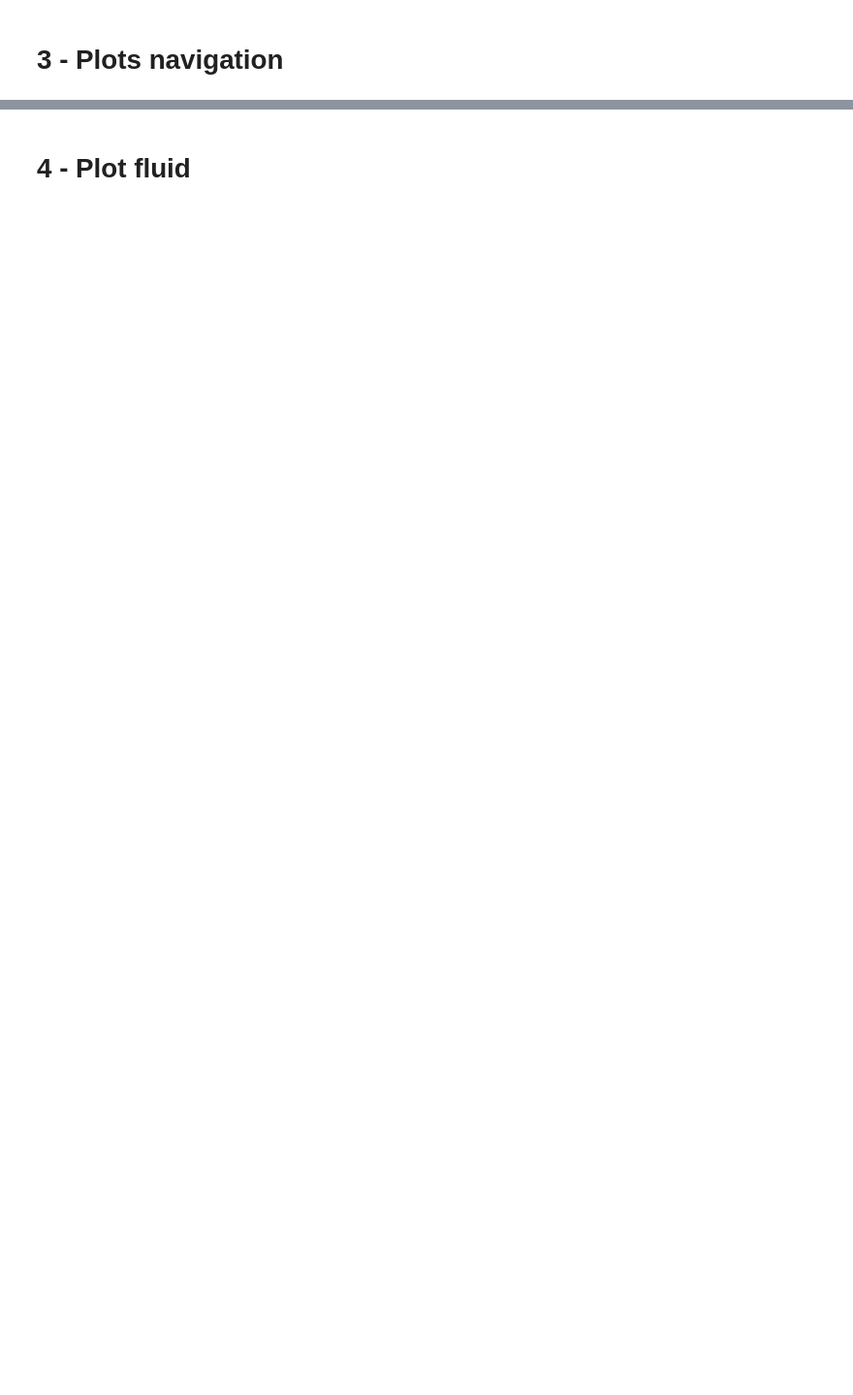
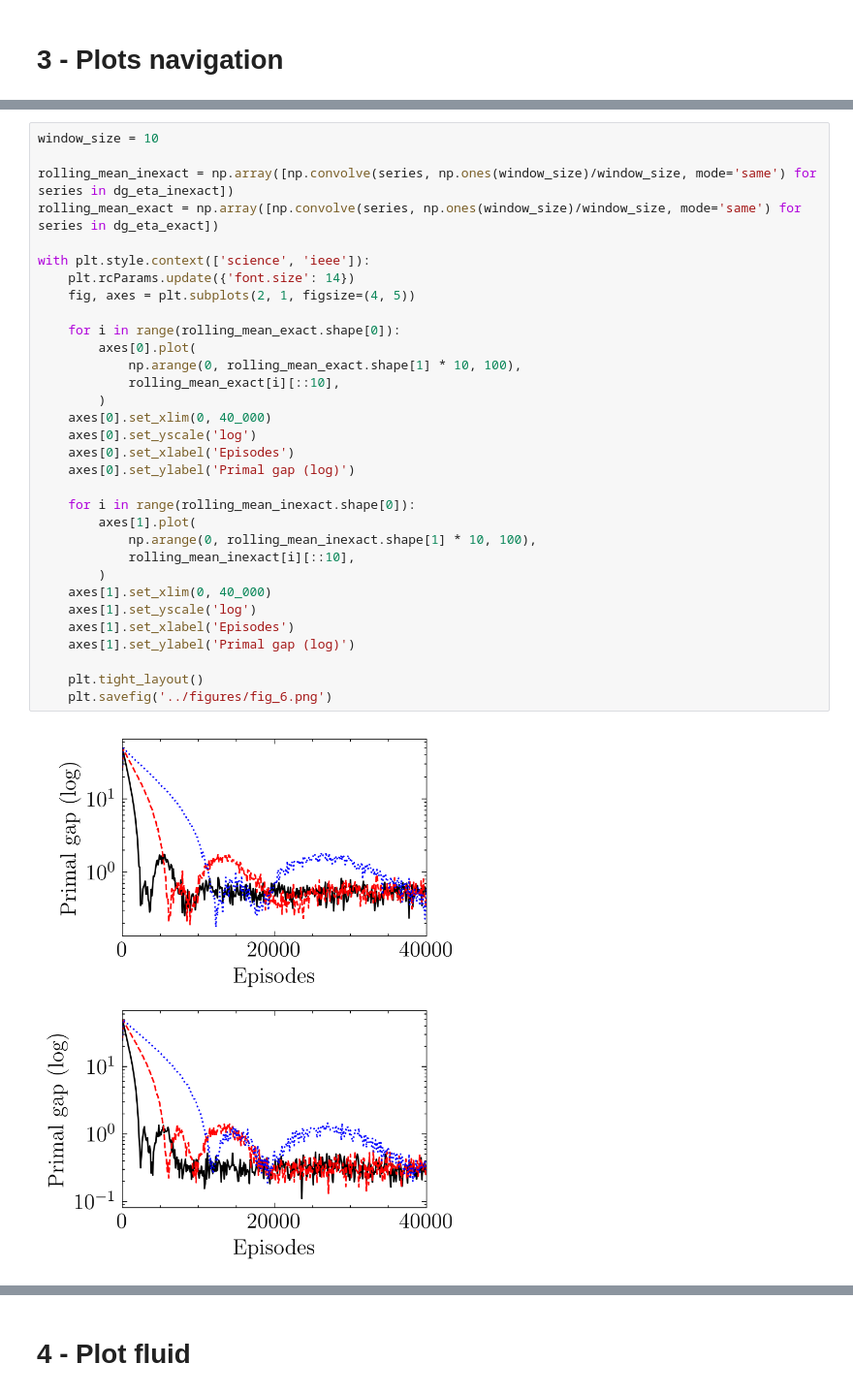
Before and after one commit to sergiorozada12/d-pg-pd, a Jupyter notebook: experiments/PLOTS.ipynb, the cells around one changed output, grey strips where cells are left out. Shown at 97% size. Cells and saved outputs as stored; diff of their text form; blank space fills up the shorter version.

```diff
--- a/experiments/PLOTS.ipynb
+++ b/experiments/PLOTS.ipynb
@@ -299,3 +294,37 @@ with plt.style.context(['science', 'ieee']):
+# %%
+window_size = 10
+
+rolling_mean_inexact = np.array([np.convolve(series, np.ones(window_size)/window_size, mode='same') for series in dg_eta_inexact])
+rolling_mean_exact = np.array([np.convolve(series, np.ones(window_size)/window_size, mode='same') for series in dg_eta_exact])
+
+with plt.style.context(['science', 'ieee']):
+    plt.rcParams.update({'font.size': 14})
+    fig, axes = plt.subplots(2, 1, figsize=(4, 5))
+
+    for i in range(rolling_mean_exact.shape[0]):
+        axes[0].plot(
+            np.arange(0, rolling_mean_exact.shape[1] * 10, 100),
+            rolling_mean_exact[i][::10],
+        )
+    axes[0].set_xlim(0, 40_000)
+    axes[0].set_yscale('log')
+    axes[0].set_xlabel('Episodes')
+    axes[0].set_ylabel('Primal gap (log)')
+
+    for i in range(rolling_mean_inexact.shape[0]):
+        axes[1].plot(
+            np.arange(0, rolling_mean_inexact.shape[1] * 10, 100),
+            rolling_mean_inexact[i][::10],
+        )
+    axes[1].set_xlim(0, 40_000)
+    axes[1].set_yscale('log')
+    axes[1].set_xlabel('Episodes')
+    axes[1].set_ylabel('Primal gap (log)')
+
+    plt.tight_layout()
+    plt.savefig('../figures/fig_6.png')
+# %% [output]
+[figure, added]
 # %%
 with plt.style.context(['science', 'ieee']):
     plt.rcParams.update({'font.size': 14})
```
Also changed, not shown: parts of 9 cells of this notebook, 12 other files.
